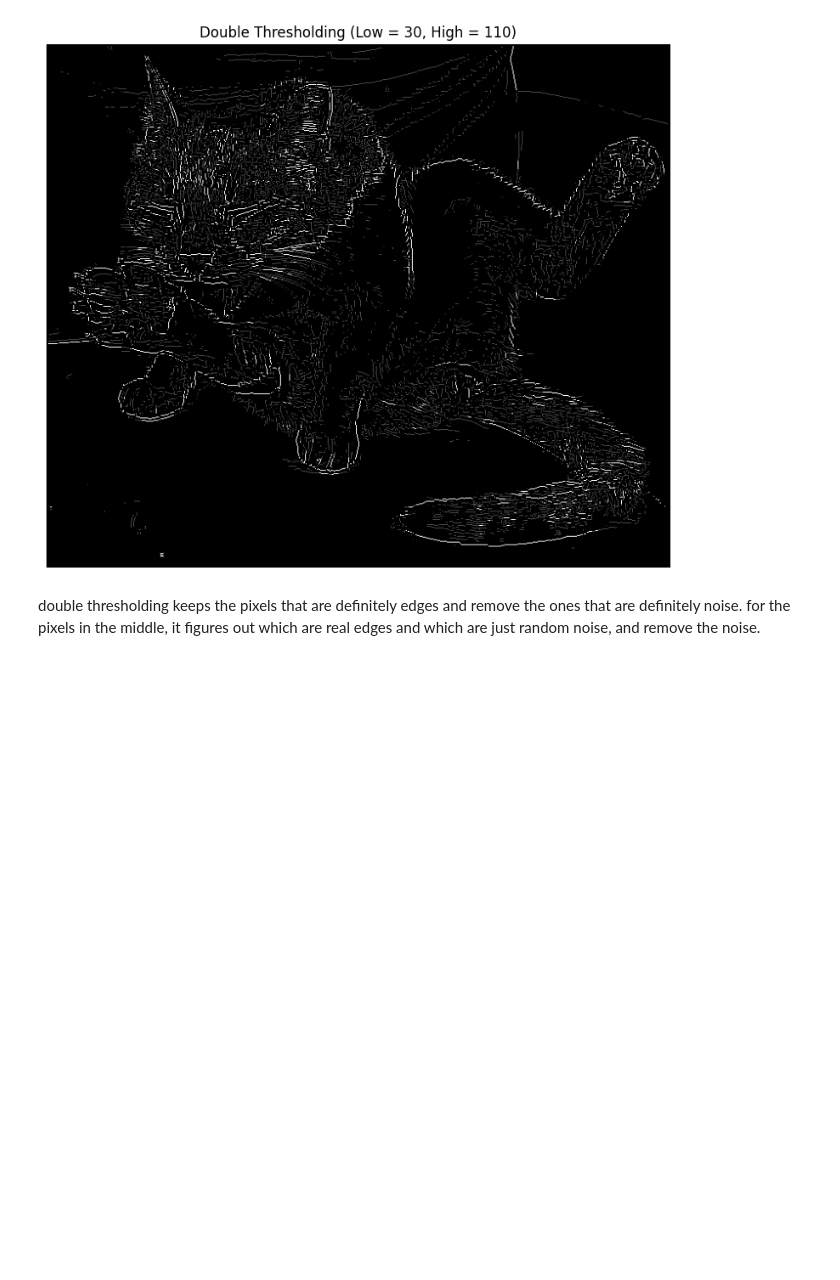
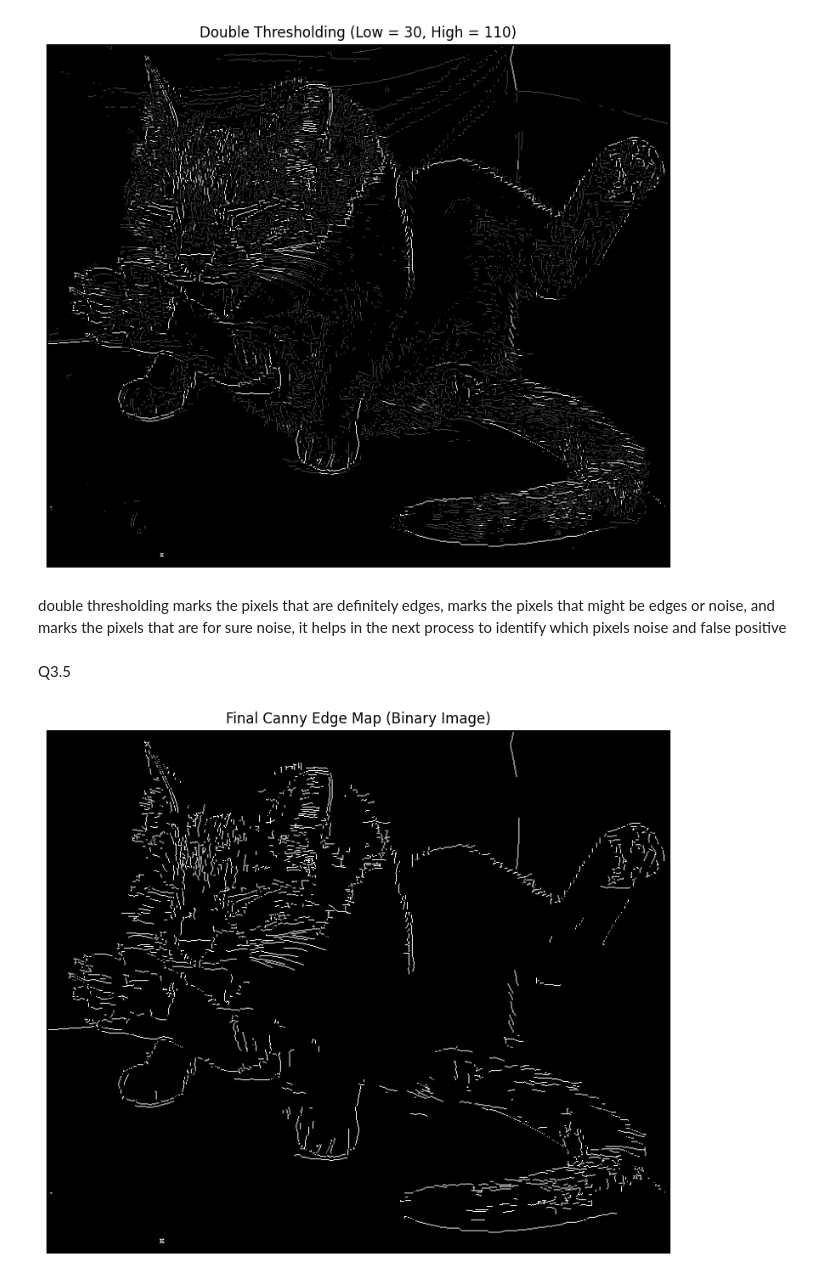
Before and after one commit to Danielin322/computer_vision_ex2, a Jupyter notebook: ex2_q3.ipynb, the cells around one changed output. Cells and saved outputs as stored; diff of their text form; code cells hidden in the pictures; blank space fills up the shorter version.

```diff
--- a/ex2_q3.ipynb
+++ b/ex2_q3.ipynb
@@ -50,7 +50,7 @@ def create_gaussian_kernel(size, sigma):
 Q3.1
 # %%
 gaussian_kernel = create_gaussian_kernel(5,1)
-canny_result_image = manual_convolution(cat_image, gaussian_kernel)
+gaussian_image = manual_convolution(cat_image, gaussian_kernel)
 
 plt.figure(figsize=(12, 6))
 
@@ -60,7 +60,7 @@ plt.title("Original Grayscale Image")
 plt.axis('off')
 
 plt.subplot(1, 2, 2)
-plt.imshow(fix_image(canny_result_image), cmap='gray')
+plt.imshow(fix_image(gaussian_image), cmap='gray')
 plt.title("Blurred Image (Gaussian)")
 plt.axis('off')
 
@@ -84,11 +84,11 @@ sobel_y_kernel = np.array([
     [1,  2,  1]
 ], dtype=np.float64)
 
-result_sobel_x = manual_convolution(canny_result_image, sobel_x_kernel)
-result_sobel_y = manual_convolution(canny_result_image, sobel_y_kernel)
+result_sobel_x = manual_convolution(gaussian_image, sobel_x_kernel)
+result_sobel_y = manual_convolution(gaussian_image, sobel_y_kernel)
 
-G_x = manual_convolution(canny_result_image, sobel_x_kernel)
-G_y = manual_convolution(canny_result_image, sobel_y_kernel)
+G_x = manual_convolution(gaussian_image, sobel_x_kernel)
+G_y = manual_convolution(gaussian_image, sobel_y_kernel)
 edge_strength = np.sqrt(np.square(G_x) + np.square(G_y))
 edge_direction = np.arctan2(G_y, G_x)
 
@@ -199,9 +199,9 @@ def double_thresholding(image, low_threshold, high_threshold):
     return result
 
 
-low_T = 30
-high_T = 110
-thresholded_image = double_thresholding(nms_result, low_T, high_T)
+low_threshold = 30
+high_threshold = 110
+thresholded_image = double_thresholding(nms_result, low_threshold, high_threshold)
 
 plt.figure(figsize=(10, 8))
 plt.imshow(thresholded_image, cmap='gray')
@@ -210,5 +210,45 @@ plt.axis('off')
 plt.show()
 # %% [output]
 [figure]
-# %% [markdown]
-double thresholding keeps the pixels that are definitely edges and remove the ones that are definitely noise. for the pixels in the middle, it figures out which are real edges and which are just random noise, and remove the noise.
+# %% [markdown]
+double thresholding marks the pixels that are definitely edges, marks the pixels that might be edges or noise, and marks the pixels that are for sure noise, it helps in the next process to identify which pixels noise and false positive
+# %% [markdown]
+Q3.5
+# %%
+def hysteresis_recursive(image, strong_val, weak_val):
+    height, width = image.shape
+    result = np.copy(image)
+
+    def follow_edge_chain(current_row, current_col):
+        for row_offset in [-1, 0, 1]:
+            for col_offset in [-1, 0, 1]:
+                if row_offset == 0 and col_offset == 0:
+                    continue
+
+                neighbor_row = current_row + row_offset
+                neighbor_col = current_col + col_offset
+
+                if 0 <= neighbor_row < height and 0 <= neighbor_col < width:
+                    if result[neighbor_row, neighbor_col] == weak_val:
+                        result[neighbor_row, neighbor_col] = strong_val
+                        follow_edge_chain(neighbor_row, neighbor_col)
+
+    for row in range(height):
+        for col in range(width):
+            if result[row, col] == strong_val:
+                follow_edge_chain(row, col)
+
+    result[result == weak_val] = 0
+    return result
+
+color_of_strong = 255
+color_of_weak = 75
+final_canny_map = hysteresis_recursive(thresholded_image, color_of_strong, color_of_weak)
+
+plt.figure(figsize=(10, 8))
+plt.imshow(final_canny_map, cmap='gray')
+plt.title("Final Canny Edge Map (Binary Image)")
+plt.axis('off')
+plt.show()
+# %% [output]
+[figure, added]
```
Also changed, not shown: parts of 1 cell of this notebook.
